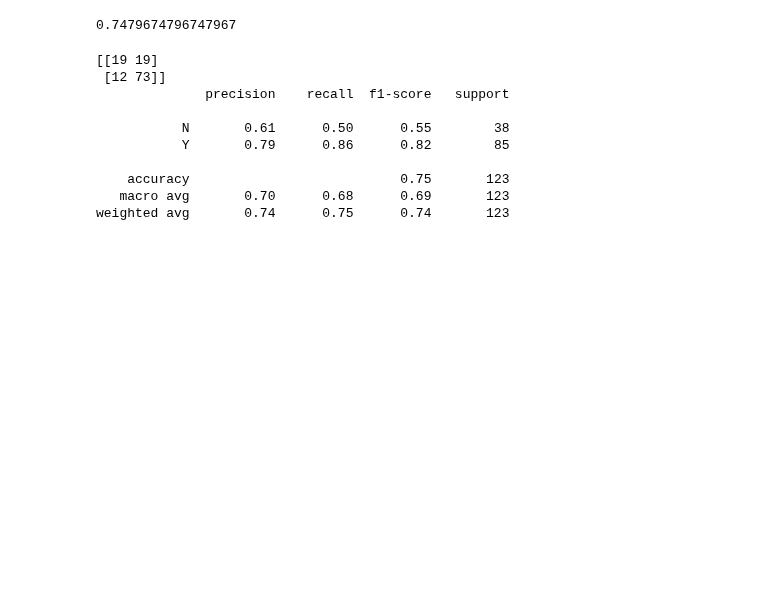
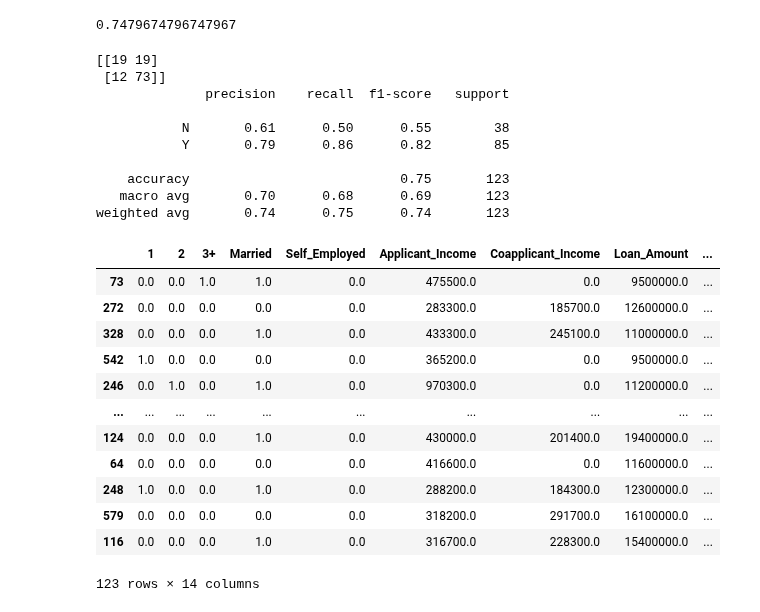
Before and after one commit to DavidJara2201/LoanAnalysis, a Jupyter notebook: model_construction.ipynb, the cells around one changed output. Drawn from its saved outputs; the diff is of its cells as text; code cells hidden in the pictures; blank space fills up the shorter version.

```diff
--- a/model_construction.ipynb
+++ b/model_construction.ipynb
@@ -105,14 +105,14 @@ sns.heatmap(X.isna(), cmap = "Set3", yticklabels=False, cbar = False)
 <AxesSubplot:>
 [figure]
 # %%
-X["Dependents"][X["Dependents"].isna()] = 0
+X["Dependents"][X["Dependents"].isna()] = "0"
 
 X["Credit_History"][X["Credit_History"].isna()] = 0
 # %%
 Dependents = pd.get_dummies(X["Dependents"], drop_first = True)
 Area = pd.get_dummies(X["Area"], drop_first = True)
 
-X = X.drop(["Dependents", "Area"], axis = 1)
+X = X.drop(["Dependents", "Area","Credit_History"], axis = 1)
 
 X = pd.concat([Dependents,X,Area], axis = 1)
 # %%
@@ -205,3 +205,21 @@ weighted avg       0.74      0.75      0.74       123
 import pickle
 # %%
 pickle.dump(rf_model, open('rf_model.pkl', 'wb'))
+# %%
+X_test["Pred"] = pred
+# %%
+X_test
+# %% [output]
+|  | 1 | 2 | 3+ | Married | Self_Employed | Applicant_Income | Coapplicant_Income | Loan_Amount | ... |
+| 73 | 0.0 | 0.0 | 1.0 | 1.0 | 0.0 | 475500.0 | 0.0 | 9500000.0 | ... |
+| 272 | 0.0 | 0.0 | 0.0 | 0.0 | 0.0 | 283300.0 | 185700.0 | 12600000.0 | ... |
+| 328 | 0.0 | 0.0 | 0.0 | 1.0 | 0.0 | 433300.0 | 245100.0 | 11000000.0 | ... |
+| 542 | 1.0 | 0.0 | 0.0 | 0.0 | 0.0 | 365200.0 | 0.0 | 9500000.0 | ... |
+| 246 | 0.0 | 1.0 | 0.0 | 1.0 | 0.0 | 970300.0 | 0.0 | 11200000.0 | ... |
+| ... | ... | ... | ... | ... | ... | ... | ... | ... | ... |
+| 124 | 0.0 | 0.0 | 0.0 | 1.0 | 0.0 | 430000.0 | 201400.0 | 19400000.0 | ... |
+| 64 | 0.0 | 0.0 | 0.0 | 0.0 | 0.0 | 416600.0 | 0.0 | 11600000.0 | ... |
+| 248 | 1.0 | 0.0 | 0.0 | 1.0 | 0.0 | 288200.0 | 184300.0 | 12300000.0 | ... |
+| 579 | 0.0 | 0.0 | 0.0 | 0.0 | 0.0 | 318200.0 | 291700.0 | 16100000.0 | ... |
+| 116 | 0.0 | 0.0 | 0.0 | 1.0 | 0.0 | 316700.0 | 228300.0 | 15400000.0 | ... |
+123 rows × 14 columns
```
Also changed, not shown: parts of 2 cells of this notebook, 6 other files.
